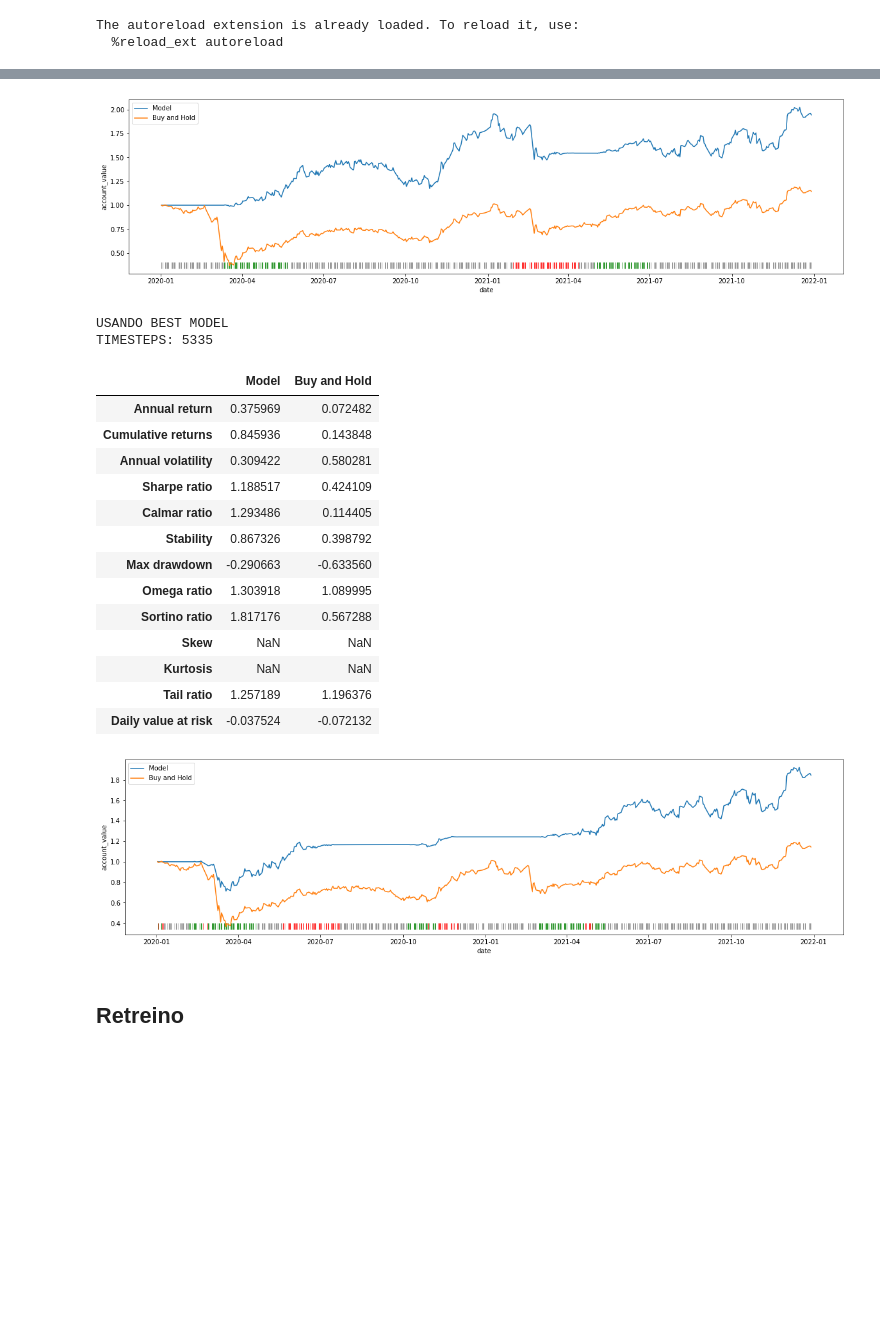
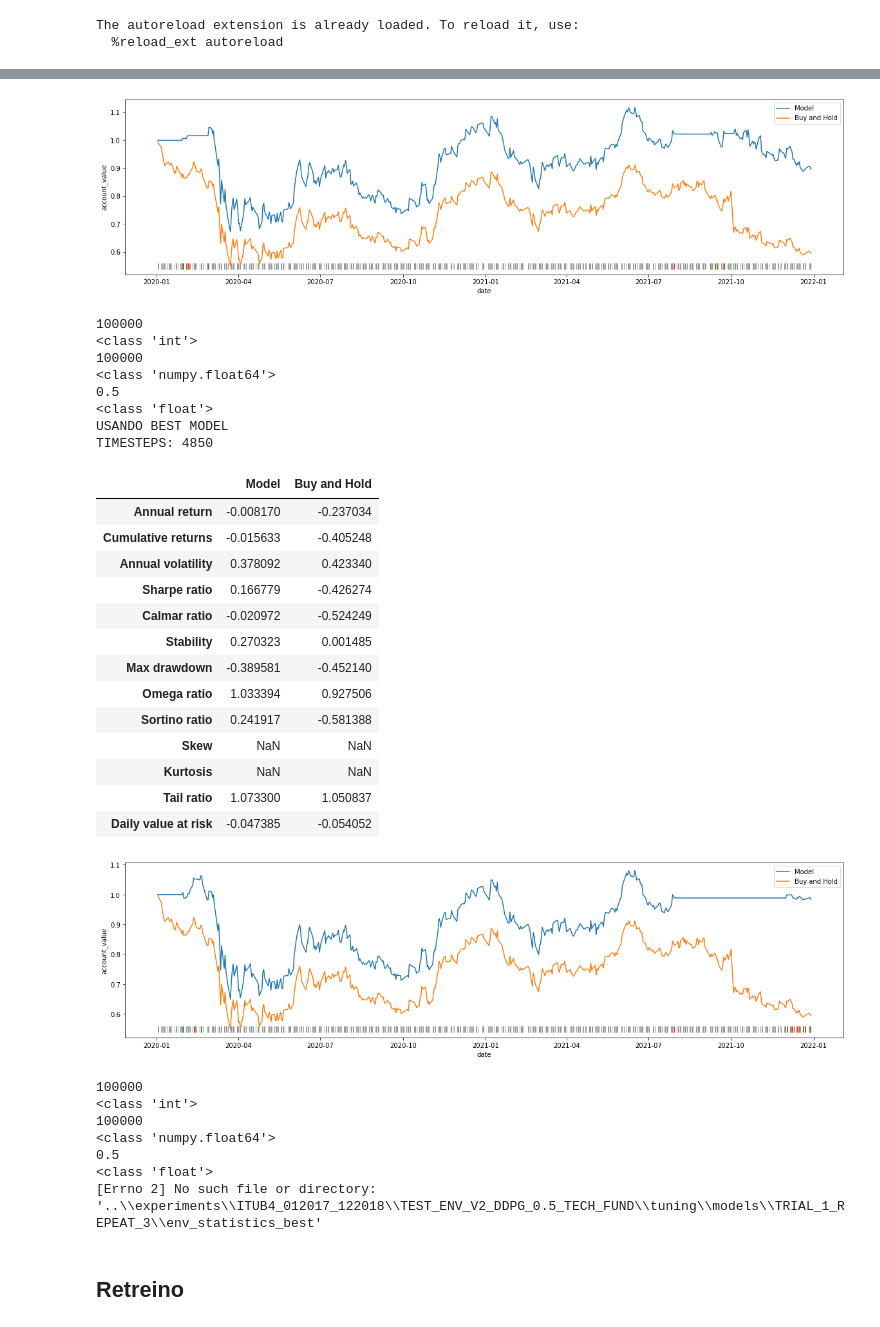
Before and after one commit to EdyAlenquer/drl-stock-market, a Jupyter notebook: notebooks/testing_tuning_trials.ipynb, the cells around one changed output, grey strips where cells are left out. Saved outputs shown, nothing was run; the diff lists cells and outputs as text; code cells hidden in the pictures; blank space fills up the shorter version.

```diff
--- a/notebooks/testing_tuning_trials.ipynb
+++ b/notebooks/testing_tuning_trials.ipynb
@@ -29,3 +27,5 @@ HYPERPARAMETERS_PATH = '..\TUNING\PETR4\DDPG_200_TECH_FUND'
+# %%
+HYPERPARAMETERS_PATH = r'..\experiments\ITUB4_012017_122018\TEST_ENV_V2_DDPG_0.5_TECH_FUND\tuning'
 # %%
 env_kwargs = json.load(open(os.path.join(HYPERPARAMETERS_PATH, 'env_train_kwargs.json'), 'r'))
 args = json.load(open(os.path.join(HYPERPARAMETERS_PATH, 'command_line_args.json'), 'r'))
@@ -97,7 +95,7 @@ Trade    0.14384820478065952
 # %%
-a = 7
+a = 1
 
-MODEL_TYPE = 'best' # *'best' or 'final'
+MODEL_TYPE = 'best' # ?'best' or 'final'
 
 for b in range(0, 10):
     try:
@@ -174,5 +172,6 @@ for b in range(0, 10):
         plt.show()
 
     except Exception as e:
+        print(e)
         break
 # %% [output]
@@ -212,21 +223,34 @@ TIMESTEPS: 4850
-[figure, old version]
+[figure, new version]
+100000
+<class 'int'>
+100000
+<class 'numpy.float64'>
+0.5
+<class 'float'>
 USANDO BEST MODEL
-TIMESTEPS: 5335
+TIMESTEPS: 4850
 |  | Model | Buy and Hold |
-| Annual return | 0.375969 | 0.072482 |
-| Cumulative returns | 0.845936 | 0.143848 |
-| Annual volatility | 0.309422 | 0.580281 |
-| Sharpe ratio | 1.188517 | 0.424109 |
-| Calmar ratio | 1.293486 | 0.114405 |
-| Stability | 0.867326 | 0.398792 |
-| Max drawdown | -0.290663 | -0.633560 |
-| Omega ratio | 1.303918 | 1.089995 |
-| Sortino ratio | 1.817176 | 0.567288 |
+| Annual return | -0.008170 | -0.237034 |
+| Cumulative returns | -0.015633 | -0.405248 |
+| Annual volatility | 0.378092 | 0.423340 |
+| Sharpe ratio | 0.166779 | -0.426274 |
+| Calmar ratio | -0.020972 | -0.524249 |
+| Stability | 0.270323 | 0.001485 |
+| Max drawdown | -0.389581 | -0.452140 |
+| Omega ratio | 1.033394 | 0.927506 |
+| Sortino ratio | 0.241917 | -0.581388 |
 | Skew | NaN | NaN |
 | Kurtosis | NaN | NaN |
-| Tail ratio | 1.257189 | 1.196376 |
-| Daily value at risk | -0.037524 | -0.072132 |
+| Tail ratio | 1.073300 | 1.050837 |
+| Daily value at risk | -0.047385 | -0.054052 |
-[figure, old version]
+[figure, new version]
+100000
+<class 'int'>
+100000
+<class 'numpy.float64'>
+0.5
+<class 'float'>
+[Errno 2] No such file or directory: '..\\experiments\\ITUB4_012017_122018\\TEST_ENV_V2_DDPG_0.5_TECH_FUND\\tuning\\models\\TRIAL_1_REPEAT_3\\env_statistics_best'
 # %% [markdown]
 ## Retreino
 # %%
```
Also changed, not shown: parts of 12 cells of this notebook, 13 other files.
